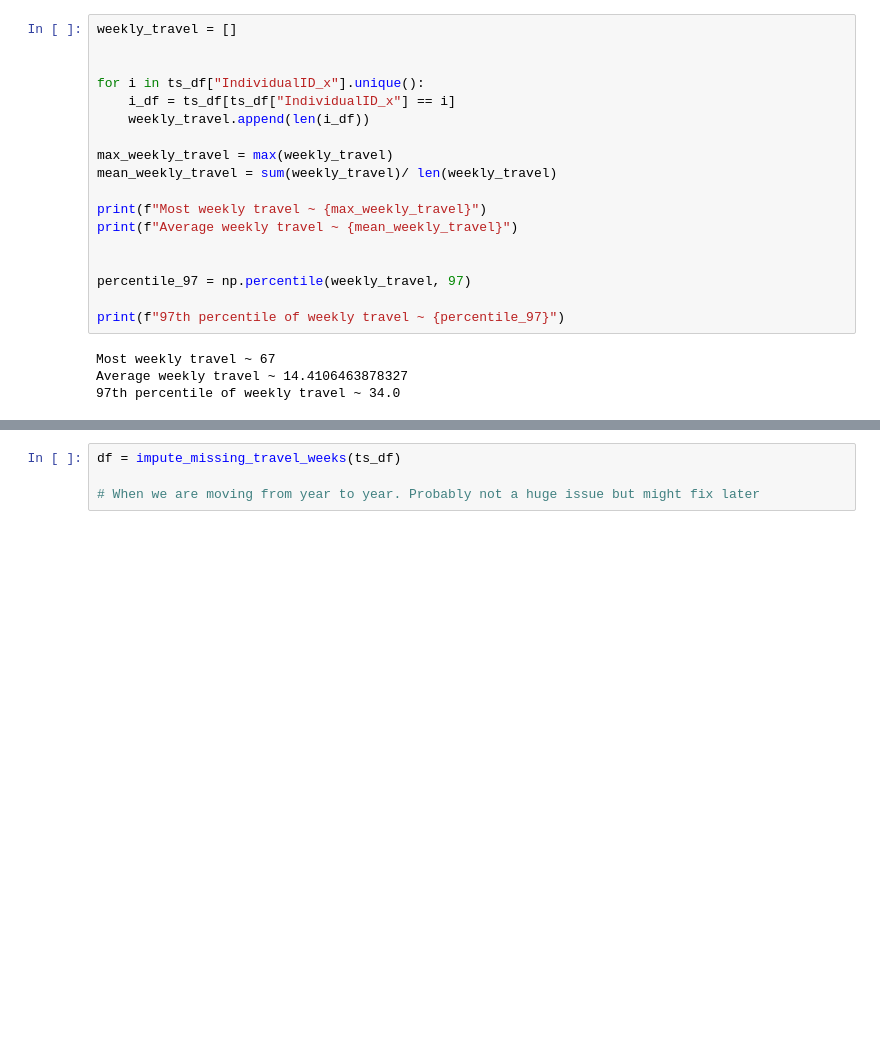
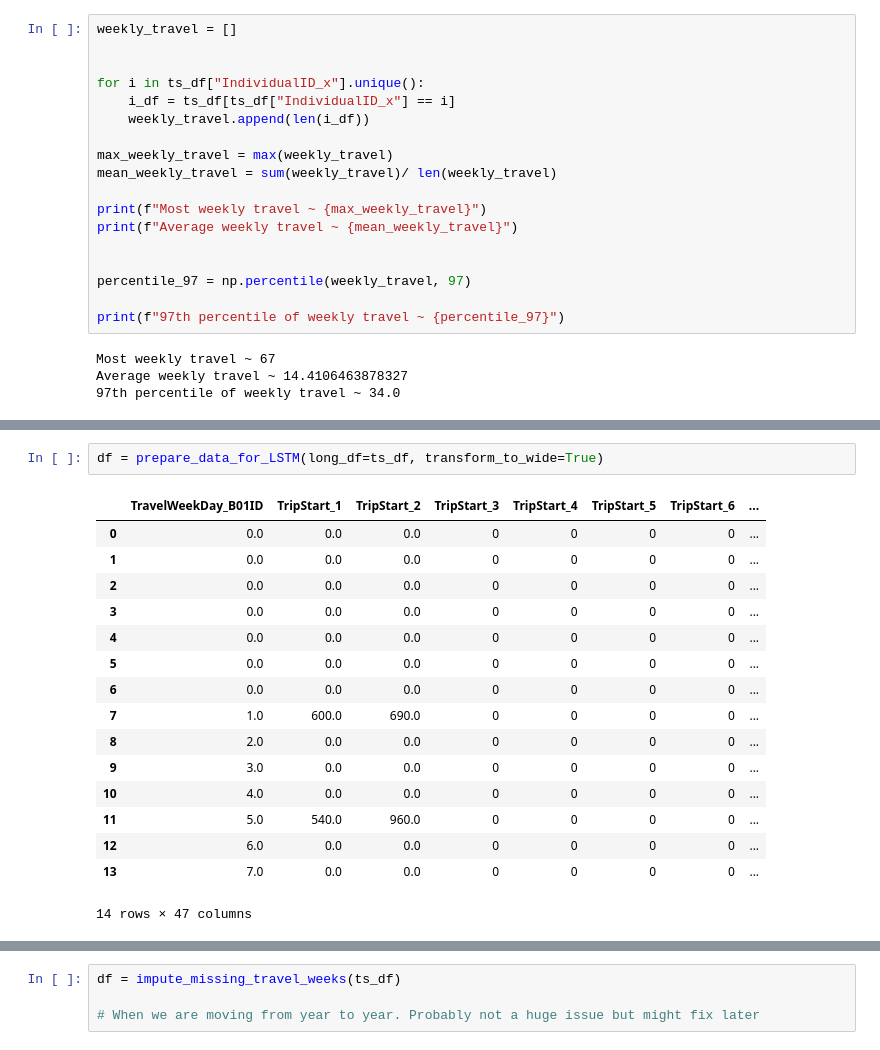
Before and after one commit to andriysinclair/GANS4MOBILITY, a Jupyter notebook: rough.ipynb, the cells around one changed output, grey strips where cells are left out. Cells and saved outputs as stored; diff of their text form; blank space fills up the shorter version.

```diff
--- a/rough.ipynb
+++ b/rough.ipynb
@@ -83,3 +260,22 @@ def transform_to_wide_func(i_df, max_journey_seq):
+# %%
+df = prepare_data_for_LSTM(long_df=ts_df, transform_to_wide=True)
+# %% [output]
+|  | TravelWeekDay_B01ID | TripStart_1 | TripStart_2 | TripStart_3 | TripStart_4 | TripStart_5 | TripStart_6 | ... |
+| 0 | 0.0 | 0.0 | 0.0 | 0 | 0 | 0 | 0 | ... |
+| 1 | 0.0 | 0.0 | 0.0 | 0 | 0 | 0 | 0 | ... |
+| 2 | 0.0 | 0.0 | 0.0 | 0 | 0 | 0 | 0 | ... |
+| 3 | 0.0 | 0.0 | 0.0 | 0 | 0 | 0 | 0 | ... |
+| 4 | 0.0 | 0.0 | 0.0 | 0 | 0 | 0 | 0 | ... |
+| 5 | 0.0 | 0.0 | 0.0 | 0 | 0 | 0 | 0 | ... |
+| 6 | 0.0 | 0.0 | 0.0 | 0 | 0 | 0 | 0 | ... |
+| 7 | 1.0 | 600.0 | 690.0 | 0 | 0 | 0 | 0 | ... |
+| 8 | 2.0 | 0.0 | 0.0 | 0 | 0 | 0 | 0 | ... |
+| 9 | 3.0 | 0.0 | 0.0 | 0 | 0 | 0 | 0 | ... |
+| 10 | 4.0 | 0.0 | 0.0 | 0 | 0 | 0 | 0 | ... |
+| 11 | 5.0 | 540.0 | 960.0 | 0 | 0 | 0 | 0 | ... |
+| 12 | 6.0 | 0.0 | 0.0 | 0 | 0 | 0 | 0 | ... |
+| 13 | 7.0 | 0.0 | 0.0 | 0 | 0 | 0 | 0 | ... |
+14 rows × 47 columns
 # %%
 def impute_missing_travel_weeks(df, transform_to_wide = True):
     df = df.copy()
```
Also changed, not shown: parts of 8 cells of this notebook.
